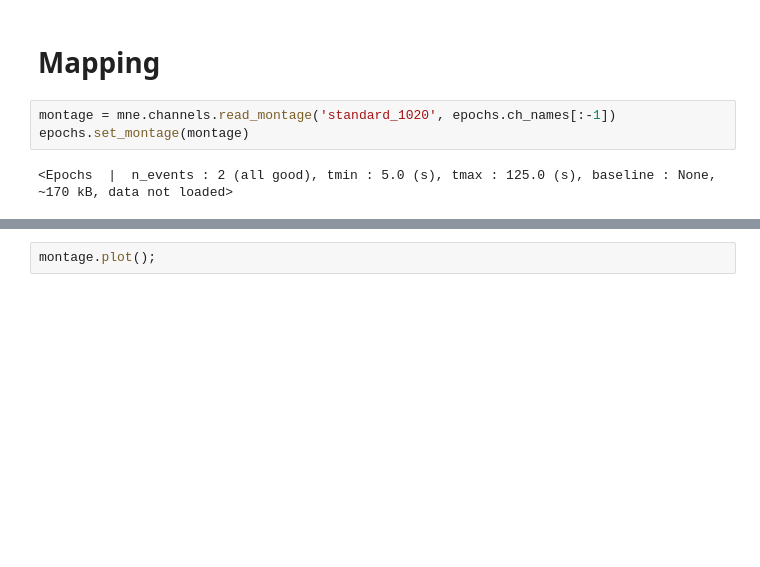
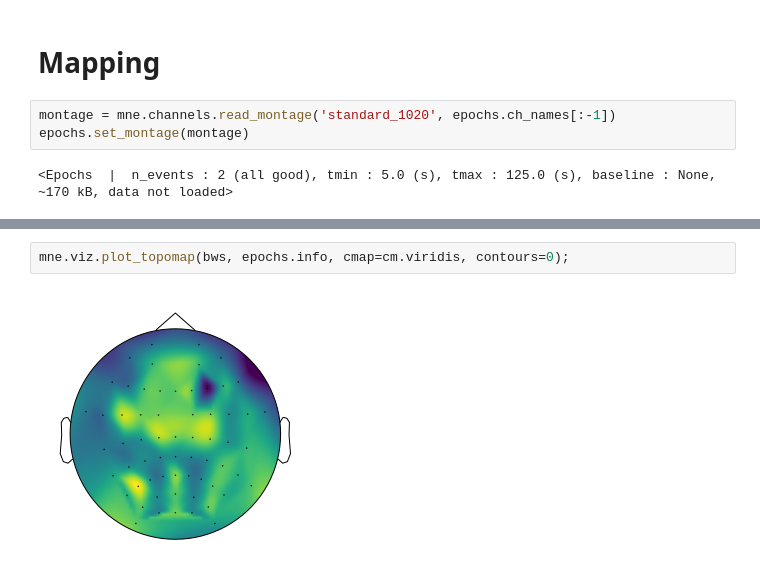
Before and after one commit to voytekresearch/EEGMapping, a Jupyter notebook: MNE-LocalData.ipynb, the cells around one changed output, grey strips where cells are left out. Cells and saved outputs as stored; diff of their text form; blank space fills up the shorter version.

```diff
--- a/MNE-LocalData.ipynb
+++ b/MNE-LocalData.ipynb
@@ -361,2 +411,4 @@ mne.viz.plot_topomap(sls_eo_avg, raw.info, cmap=cm.viridis, contours=0);
-# %%
-montage.plot();
+# %%
+mne.viz.plot_topomap(bws, epochs.info, cmap=cm.viridis, contours=0);
+# %% [output]
+[figure, added]
```
Also changed, not shown: parts of 13 cells of this notebook.
